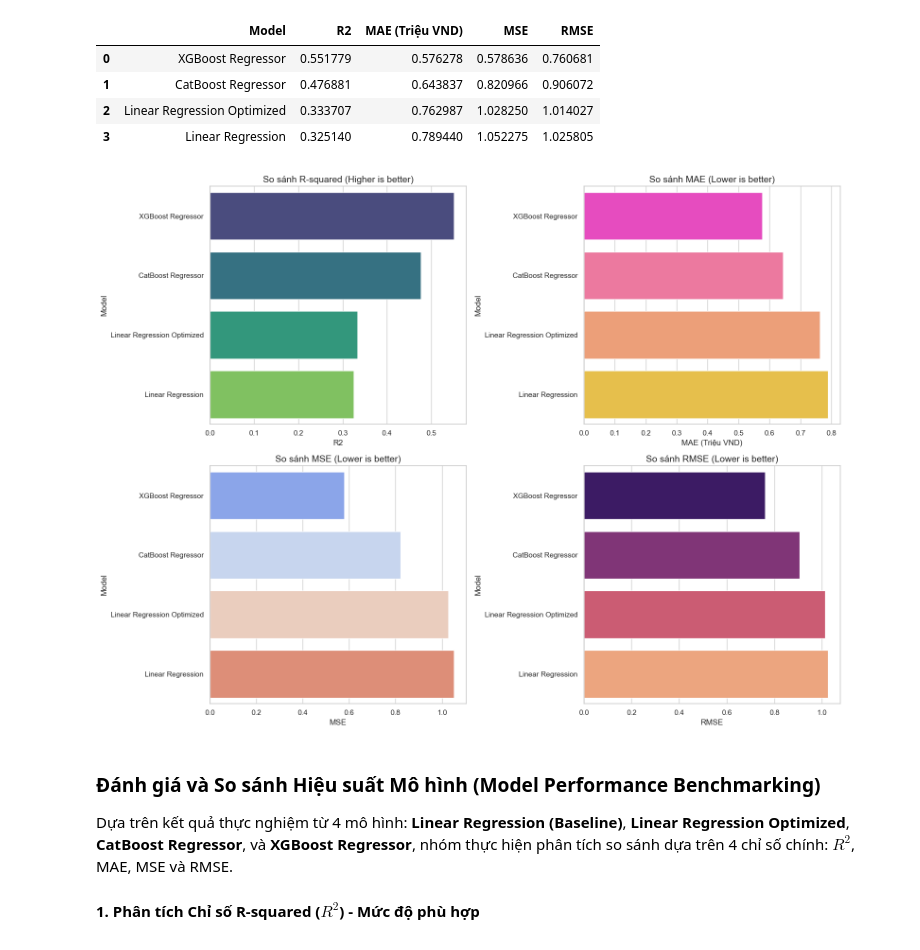
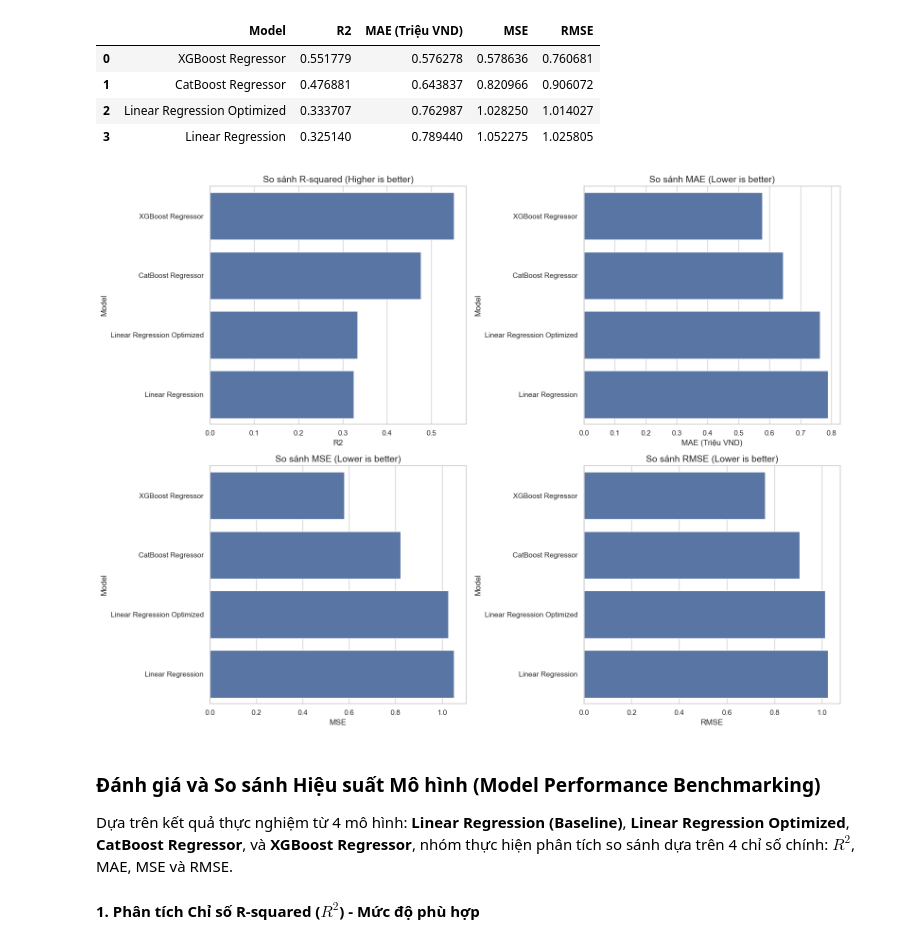
Before and after one commit to HungHiHung10/Intro2DS, a Jupyter notebook: notebooks/modeling.ipynb, the cells around one changed output. Drawn from its saved outputs; the diff is of its cells as text; code cells hidden in the pictures.

```diff
--- a/notebooks/modeling.ipynb
+++ b/notebooks/modeling.ipynb
@@ -883,23 +883,23 @@ display(df_results)
 # %%
 # Thiết lập lưới biểu đồ 2x2 để hiển thị 4 metrics
 fig, axes = plt.subplots(2, 2, figsize=(16, 12))
 
-sns.barplot(x='R2', y='Model', data=df_results, palette='viridis', ax=axes[0, 0])
+sns.barplot(x='R2', y='Model', data=df_results, ax=axes[0, 0])
 axes[0, 0].set_title('So sánh R-squared (Higher is better)', fontsize=14)
 
-sns.barplot(x='MAE (Triệu VND)', y='Model', data=df_results, palette='spring', ax=axes[0, 1])
+sns.barplot(x='MAE (Triệu VND)', y='Model', data=df_results, ax=axes[0, 1])
 axes[0, 1].set_title('So sánh MAE (Lower is better)', fontsize=14)
 
-sns.barplot(x='MSE', y='Model', data=df_results, palette='coolwarm', ax=axes[1, 0])
+sns.barplot(x='MSE', y='Model', data=df_results, ax=axes[1, 0])
 axes[1, 0].set_title('So sánh MSE (Lower is better)', fontsize=14)
 
-sns.barplot(x='RMSE', y='Model', data=df_results, palette='magma', ax=axes[1, 1])
+sns.barplot(x='RMSE', y='Model', data=df_results, ax=axes[1, 1])
 axes[1, 1].set_title('So sánh RMSE (Lower is better)', fontsize=14)
 
 plt.tight_layout()
 plt.show()
 # %% [output]
-[figure, old version]
+[figure, new version]
 # %% [markdown]
 ### **Đánh giá và So sánh Hiệu suất Mô hình (Model Performance Benchmarking)**
 
```
Also changed, not shown: 1 other file.
